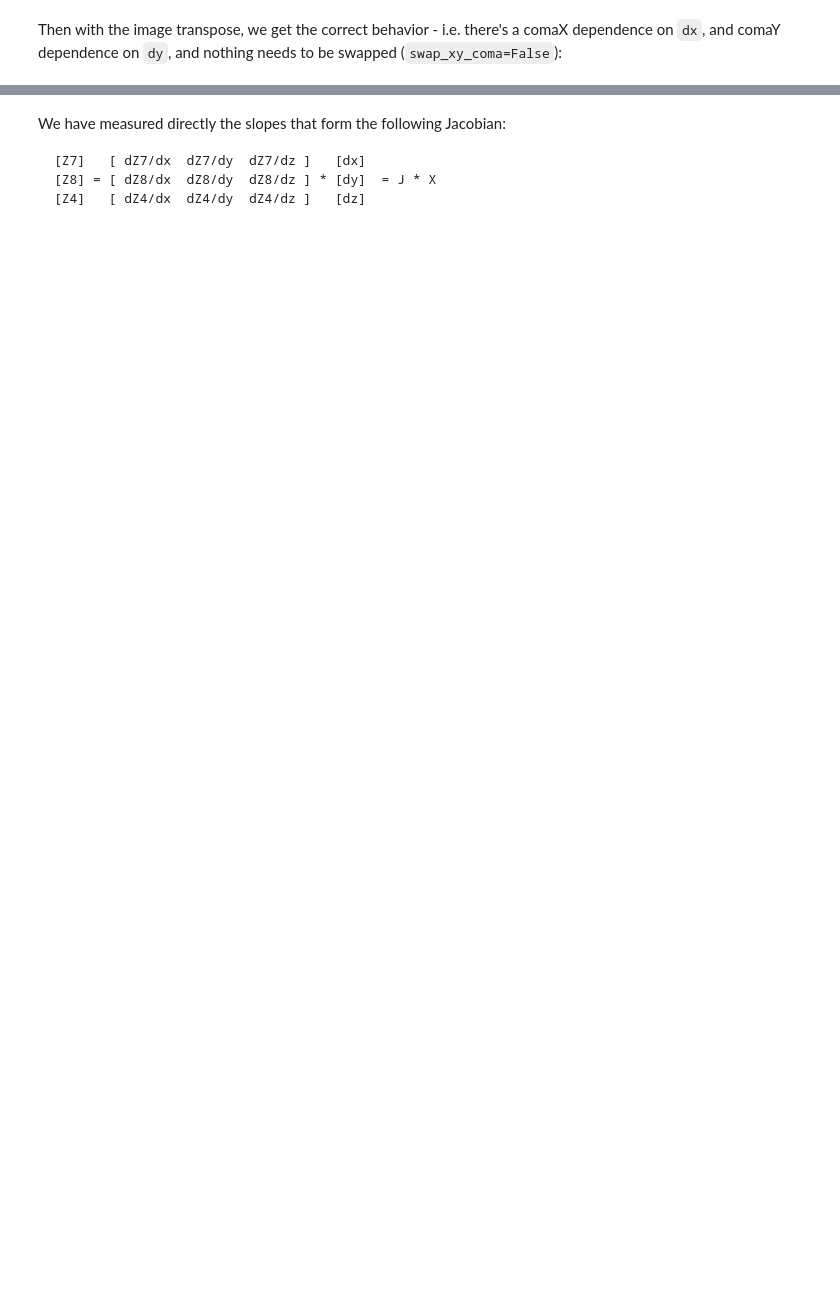
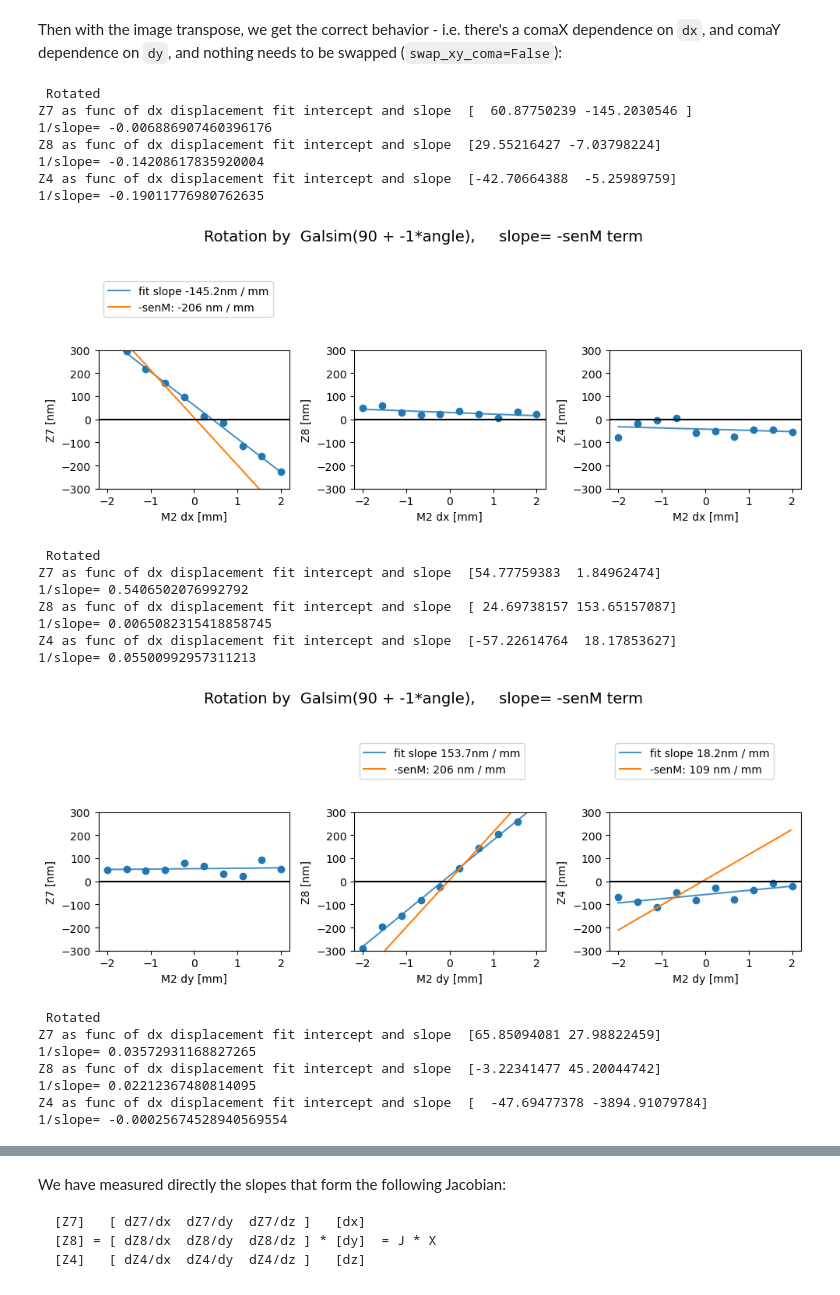
Before and after one commit to lsst-sitcom/sitcomtn-072, a Jupyter notebook: index.ipynb, the cells around one changed output, grey strips where cells are left out. Cells and saved outputs as stored; diff of their text form; code cells hidden in the pictures; blank space fills up the shorter version.

```diff
--- a/index.ipynb
+++ b/index.ipynb
@@ -678,13 +716,38 @@ Then with the image transpose, we get the correct behavior - i.e. there's a coma
 # %%
 output_collection = 'u/scichris/latiss_230310_run/wep_with_transpose_'
 butler = Butler(
     "/sdf/data/rubin/repo/embargo/",
     collections=[output_collection],
     instrument='LATISS'
 )
 
 slope_dic = {}
 for axis in 'xyz':
-    slopes = plot_sens_rot_zk478(butler, axis=axis, add_angle=90, mult_angle = -1, swap_xy_coma=False,
-                                pre='-')
+    slopes = plot_sens_rot_zk478(butler, axis=axis, add_angle=90,
+                                 mult_angle = -1, swap_xy_coma=False,
+                                 pre='-')
     slope_dic[axis] = slopes
+# %% [output]
+ Rotated
+Z7 as func of dx displacement fit intercept and slope  [  60.87750239 -145.2030546 ]
+1/slope= -0.006886907460396176
+Z8 as func of dx displacement fit intercept and slope  [29.55216427 -7.03798224]
+1/slope= -0.14208617835920004
+Z4 as func of dx displacement fit intercept and slope  [-42.70664388  -5.25989759]
+1/slope= -0.19011776980762635
+[figure, added]
+ Rotated
+Z7 as func of dx displacement fit intercept and slope  [54.77759383  1.84962474]
+1/slope= 0.5406502076992792
+Z8 as func of dx displacement fit intercept and slope  [ 24.69738157 153.65157087]
+1/slope= 0.0065082315418858745
+Z4 as func of dx displacement fit intercept and slope  [-57.22614764  18.17853627]
+1/slope= 0.05500992957311213
+[figure, added]
+ Rotated
+Z7 as func of dx displacement fit intercept and slope  [65.85094081 27.98822459]
+1/slope= 0.03572931168827265
+Z8 as func of dx displacement fit intercept and slope  [-3.22341477 45.20044742]
+1/slope= 0.02212367480814095
+Z4 as func of dx displacement fit intercept and slope  [  -47.69477378 -3894.91079784]
+1/slope= -0.00025674528940569554
```
Also changed, not shown: parts of 21 cells of this notebook.
